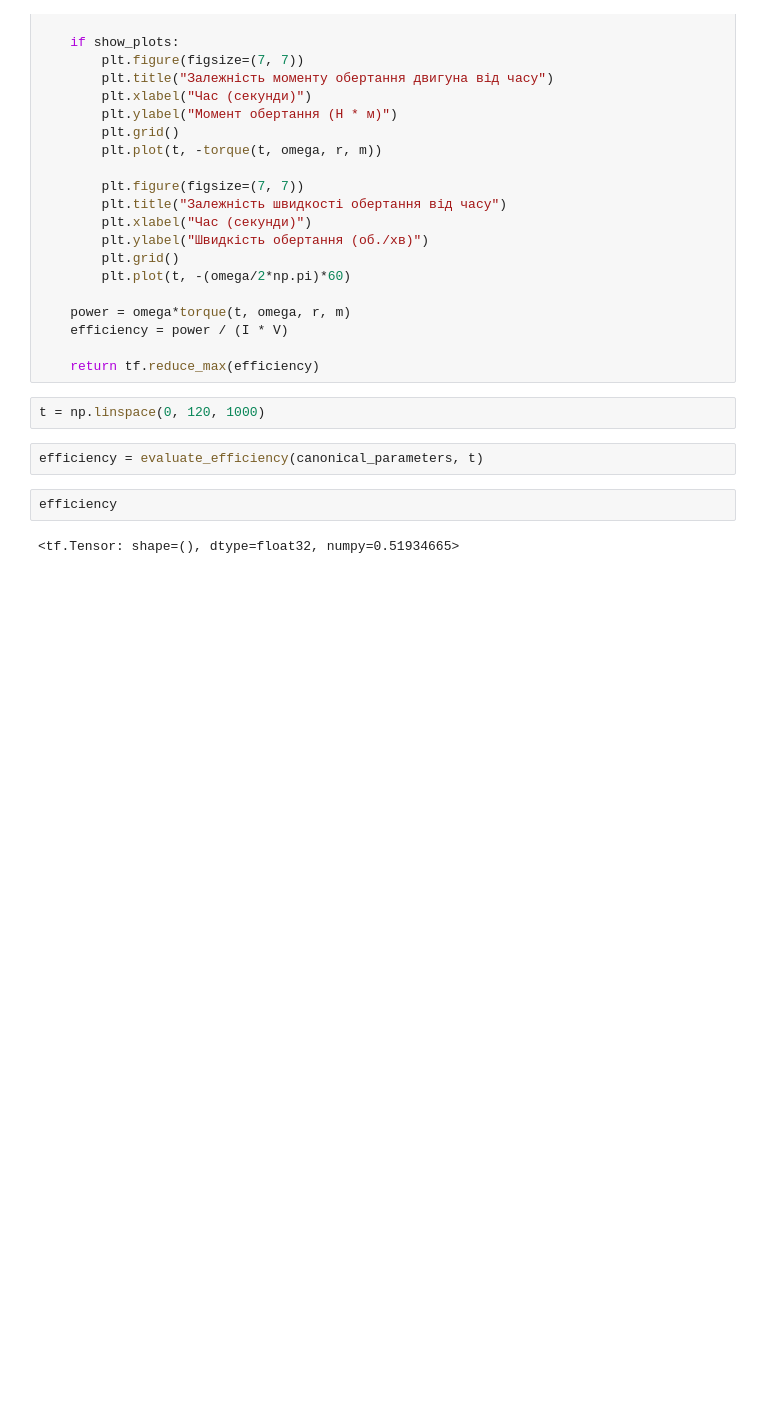
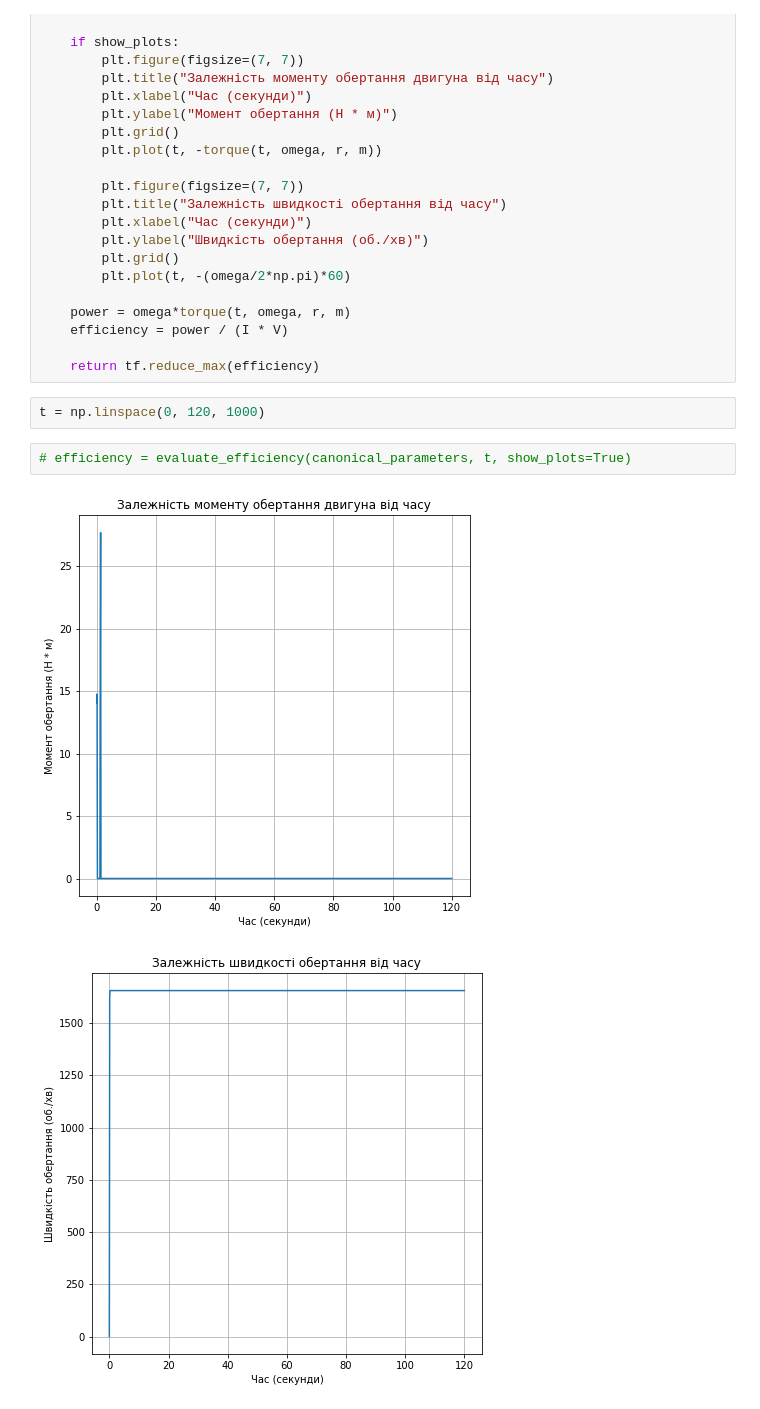
Before and after one commit to DimonLuk/am-diploma-dev, a Jupyter notebook: 3phase_pm_engine_simulation.ipynb, the cells around one changed output. Drawn from its saved outputs; the diff is of its cells as text; blank space fills up the shorter version.

```diff
--- a/3phase_pm_engine_simulation.ipynb
+++ b/3phase_pm_engine_simulation.ipynb
@@ -57,8 +57,7 @@ def evaluate_efficiency(parameters, t, show_plots=False):
 # %%
 t = np.linspace(0, 120, 1000)
 # %%
-efficiency = evaluate_efficiency(canonical_parameters, t)
+# efficiency = evaluate_efficiency(canonical_parameters, t, show_plots=True)
+# %% [output]
+[figure, added]
+[figure, added]
-# %%
-efficiency
-# %% [output]
-<tf.Tensor: shape=(), dtype=float32, numpy=0.51934665>
```
Also changed, not shown: parts of 1 cell of this notebook, 7 other files.
